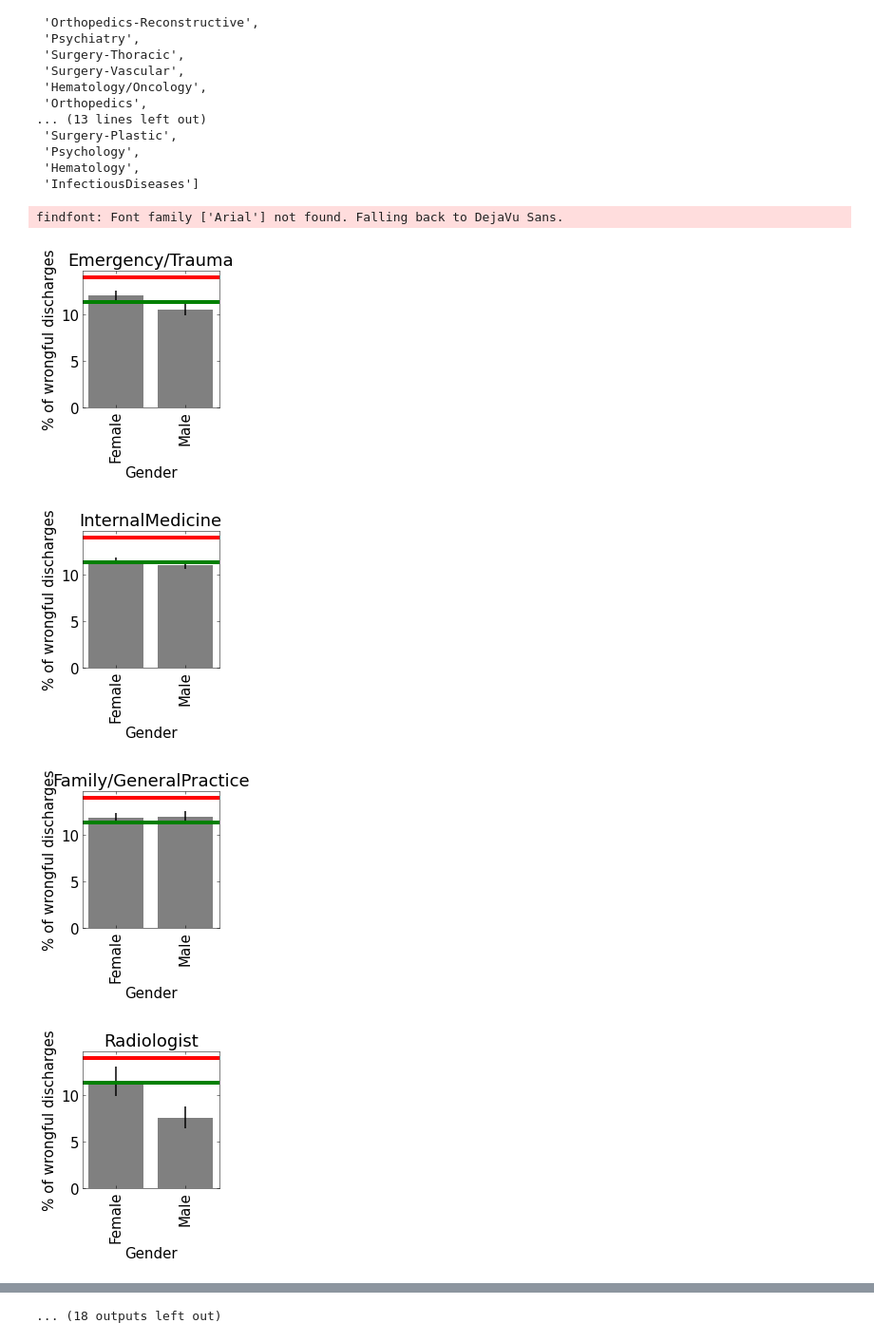
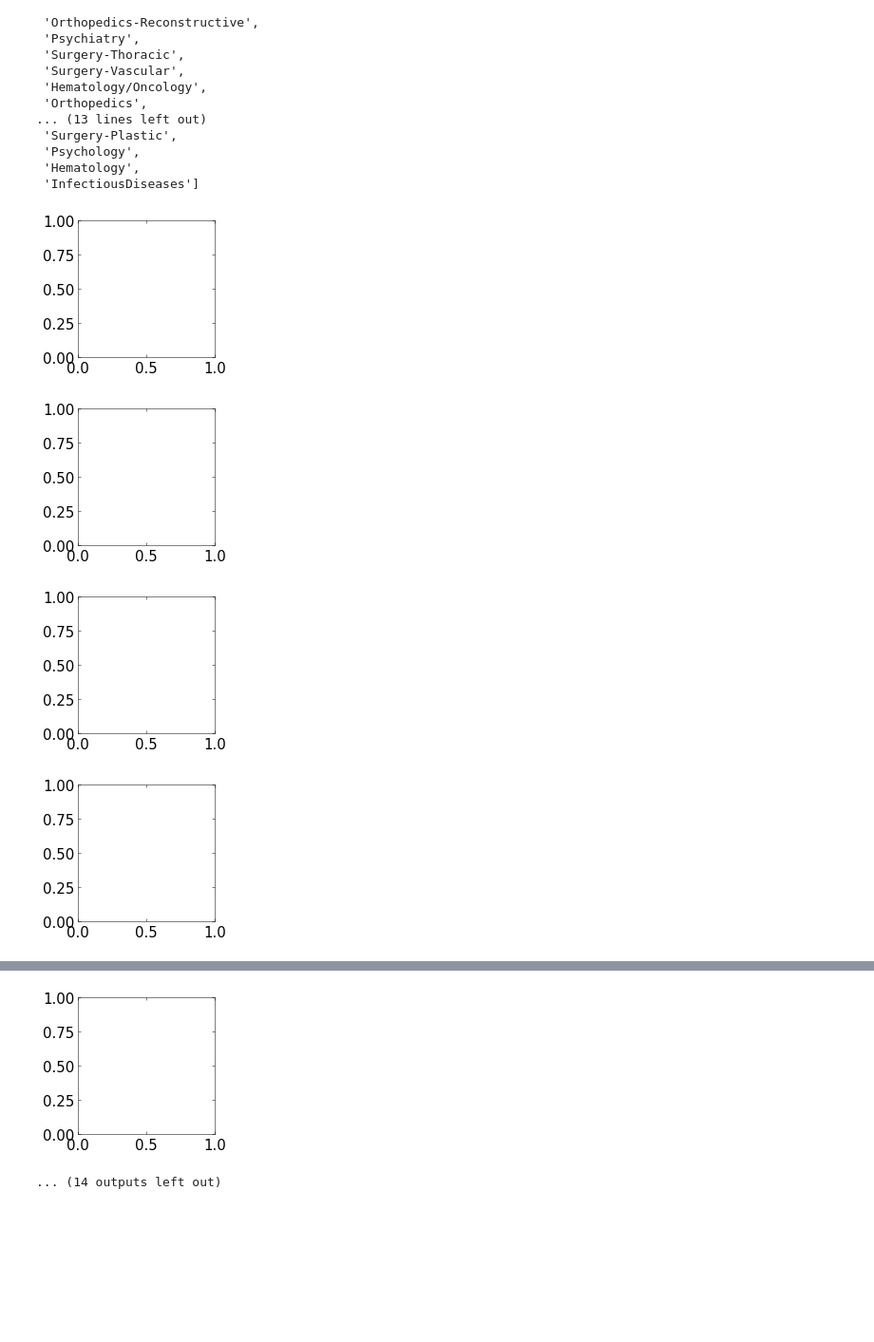
Before and after one commit to datamilas/batch5-workspace, a Jupyter notebook: Capstone/Data_analysis.ipynb, the cells around one changed output, grey strips where cells are left out. Shown at 95% size. Drawn from its saved outputs; the diff is of its cells as text; code cells hidden in the pictures; blank space fills up the shorter version.

```diff
--- a/Capstone/Data_analysis.ipynb
+++ b/Capstone/Data_analysis.ipynb
@@ -145,3 +152,5 @@ Yes    0.113544
 Name: readmitted, dtype: float64
 # %%
 average_wrong_discharge_rate = (data.readmitted.value_counts()/len(data)).Yes
+# %%
+data["readmitted_bool"] = data.readmitted.replace(["Yes", "No"], [True, False])
@@ -158,28 +182,28 @@ fig.savefig(f'{title}_.png', dpi=300, transparent=True, bbox_inches='tight')
 # %%
-def plot_wrongful_discharges(data, column_name, x_label = "", sub_group = False, min_size = 0, min_size_wrong = 0, fig_width=2):
+def plot_wrongful_discharges(data, column_name, x_label = "", sub_group = False, min_size = 0, min_size_wrong = 0, fig_width=2, return_figure=True):
     groups, readmittion_rates, sample_size = check_for_discrimination(data, column_name, sub_group, min_size, min_size_wrong)
-    fig, ax = plot_figure(fig_width)
+
     data_to_plot = pd.DataFrame(list(zip([r*100 for r in readmittion_rates], sample_size)), index = groups)
     if len(data_to_plot)>0:
+        fig, ax = plot_figure(fig_width)
+        data_to_plot = data_to_plot.sort_index()
         #Standard Error of the Proportion Formula:
+        sep = np.sqrt(data_to_plot[0].values*(100- data_to_plot[0].values)/(data_to_plot[1]))
+        if return_figure:
 
-        data_to_plot = data_to_plot.sort_index()
-        sep = np.sqrt(data_to_plot[0].values*(100- data_to_plot[0].values)/(data_to_plot[1]))
-        plt.axhline(average_wrong_discharge_rate*100, color = 'g', linestyle = '-', linewidth=4)
-        plt.axhline(14, color = 'r', linestyle = '-', linewidth=4)
-        ax.bar(data_to_plot[0].index, data_to_plot[0].values, yerr = sep, color = bars_color)
-        plt.xticks(rotation=90)
+            plt.axhline(average_wrong_discharge_rate*100, color = 'g', linestyle = '-', linewidth=4)
+            plt.axhline(14, color = 'r', linestyle = '-', linewidth=4)
+            ax.bar(data_to_plot[0].index, data_to_plot[0].values, yerr = sep, color = bars_color)
+            plt.xticks(rotation=90)
 
 
-        ax.set_ylabel("% of wrongful discharges")
-        ax.set_xlabel(x_label)
+            ax.set_ylabel("% of wrongful discharges")
+            ax.set_xlabel(x_label)
+            return fig, ax
 
 
-
-
-
-
-    return fig, ax
+        else:
+            return data_to_plot[0].index, data_to_plot[0].values, sep
 # %%
 column_name = "race"
 fig, ax = plot_wrongful_discharges(data, column_name, x_label="Race", min_size=0, min_size_wrong=0, fig_width=3)
@@ -335,14 +376,16 @@ groups
  'InfectiousDiseases']
 # %%
 column_name = "gender"
-
+axs = []
+groups_to_plot = []
 for sub_group in groups:
-    fig, ax = plot_wrongful_discharges(data[data.medical_specialty==sub_group], column_name, x_label="Gender", min_size=0, min_size_wrong=5, fig_width=2)
-    plt.title(sub_group)
-    fig.savefig(f'specialty_gender/{column_name}_{sub_group.replace("/", "")}_wrongful_discharge.png', dpi=300, transparent=True, bbox_inches='tight')
+    all_data = plot_wrongful_discharges(data[data.medical_specialty==sub_group], column_name, x_label="Gender", min_size=0, min_size_wrong=5, return_figure=False)
+    if all_data:
+        x_values, y_values, error = all_data
+        axs.append([x_values, y_values, error])
+        groups_to_plot.append(sub_group)
 # %% [output]
-findfont: Font family ['Arial'] not found. Falling back to DejaVu Sans.
-[figure, old version]
+[figure, new version]
-[figure, old version]
+[figure, new version]
-[figure, old version]
+[figure, new version]
-[figure, old version]
+[figure, new version]
@@ -356 +399,2 @@ findfont: Font family ['Arial'] not found. Falling back to DejaVu Sans.
-... (18 outputs left out)
+[figure, added]
+... (14 outputs left out)
```
Also changed, not shown: parts of 18 cells of this notebook, 41 other files.
